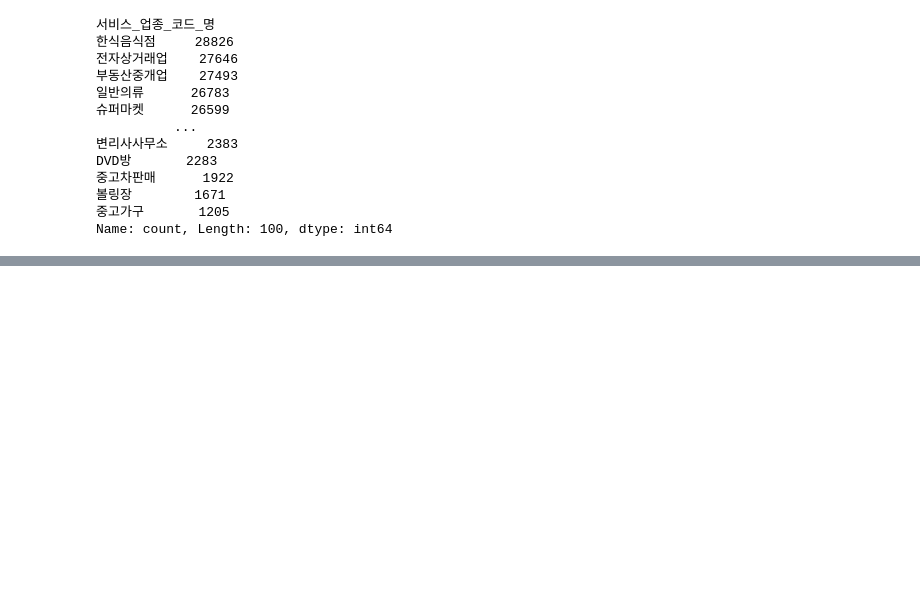
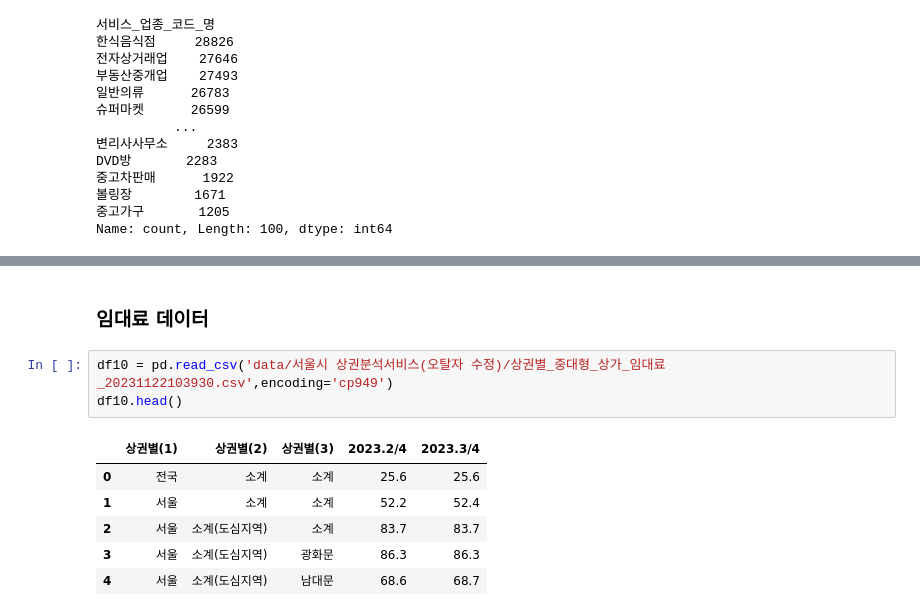
Before and after one commit to databeom/final-project, a Jupyter notebook: 데이터 탐색.ipynb, the cells around one changed output, grey strips where cells are left out. Saved outputs shown, nothing was run; the diff lists cells and outputs as text; blank space fills up the shorter version.

```diff
--- a/데이터 탐색.ipynb
+++ b/데이터 탐색.ipynb
@@ -140,0 +225,12 @@ Name: count, Length: 100, dtype: int64
+# %% [markdown]
+### 임대료 데이터
+# %%
+df10 = pd.read_csv('data/서울시 상권분석서비스(오탈자 수정)/상권별_중대형_상가_임대료_20231122103930.csv',encoding='cp949')
+df10.head()
+# %% [output]
+|  | 상권별(1) | 상권별(2) | 상권별(3) | 2023.2/4 | 2023.3/4 |
+| 0 | 전국 | 소계 | 소계 | 25.6 | 25.6 |
+| 1 | 서울 | 소계 | 소계 | 52.2 | 52.4 |
+| 2 | 서울 | 소계(도심지역) | 소계 | 83.7 | 83.7 |
+| 3 | 서울 | 소계(도심지역) | 광화문 | 86.3 | 86.3 |
+| 4 | 서울 | 소계(도심지역) | 남대문 | 68.6 | 68.7 |
```
Also changed, not shown: parts of 24 cells of this notebook.
